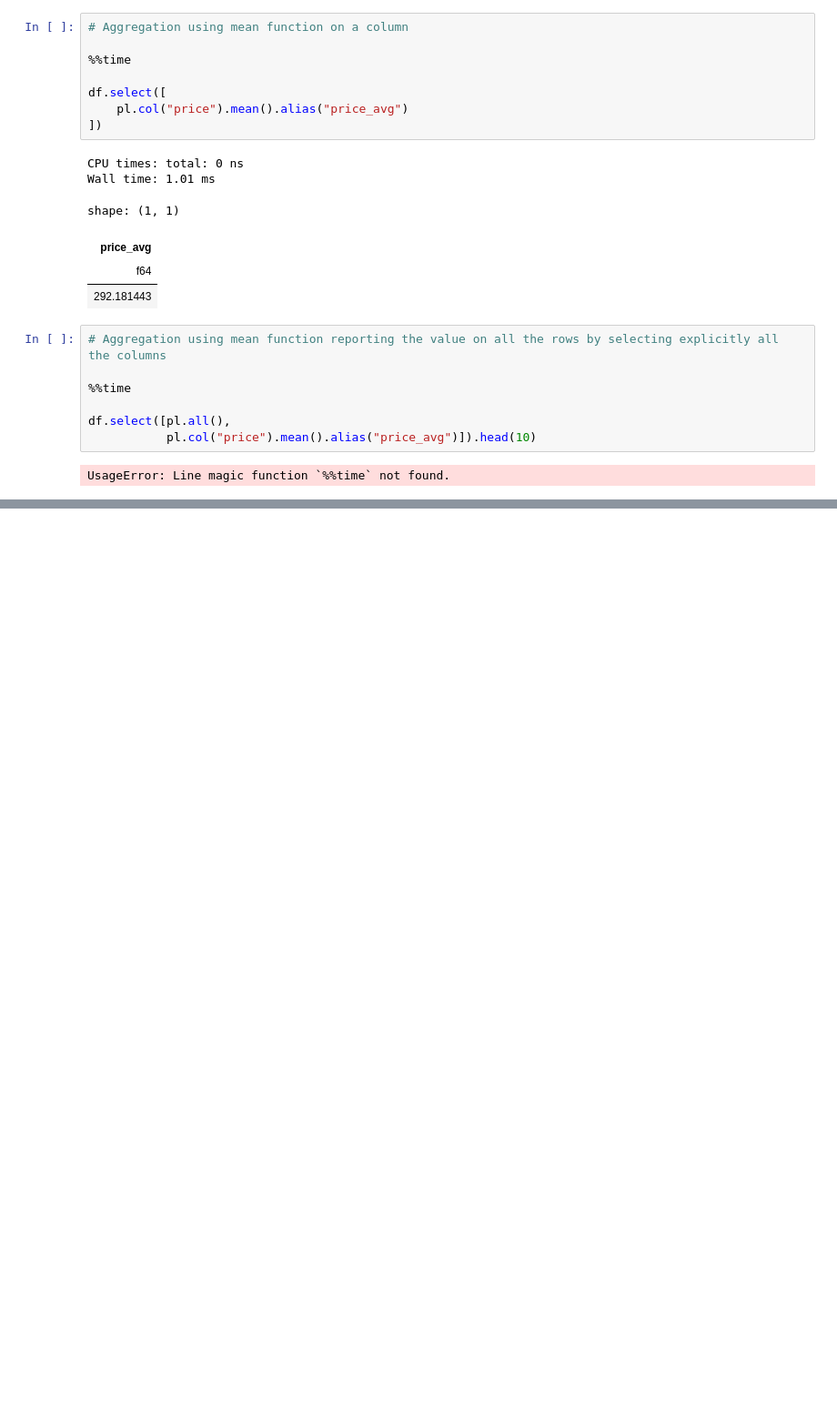
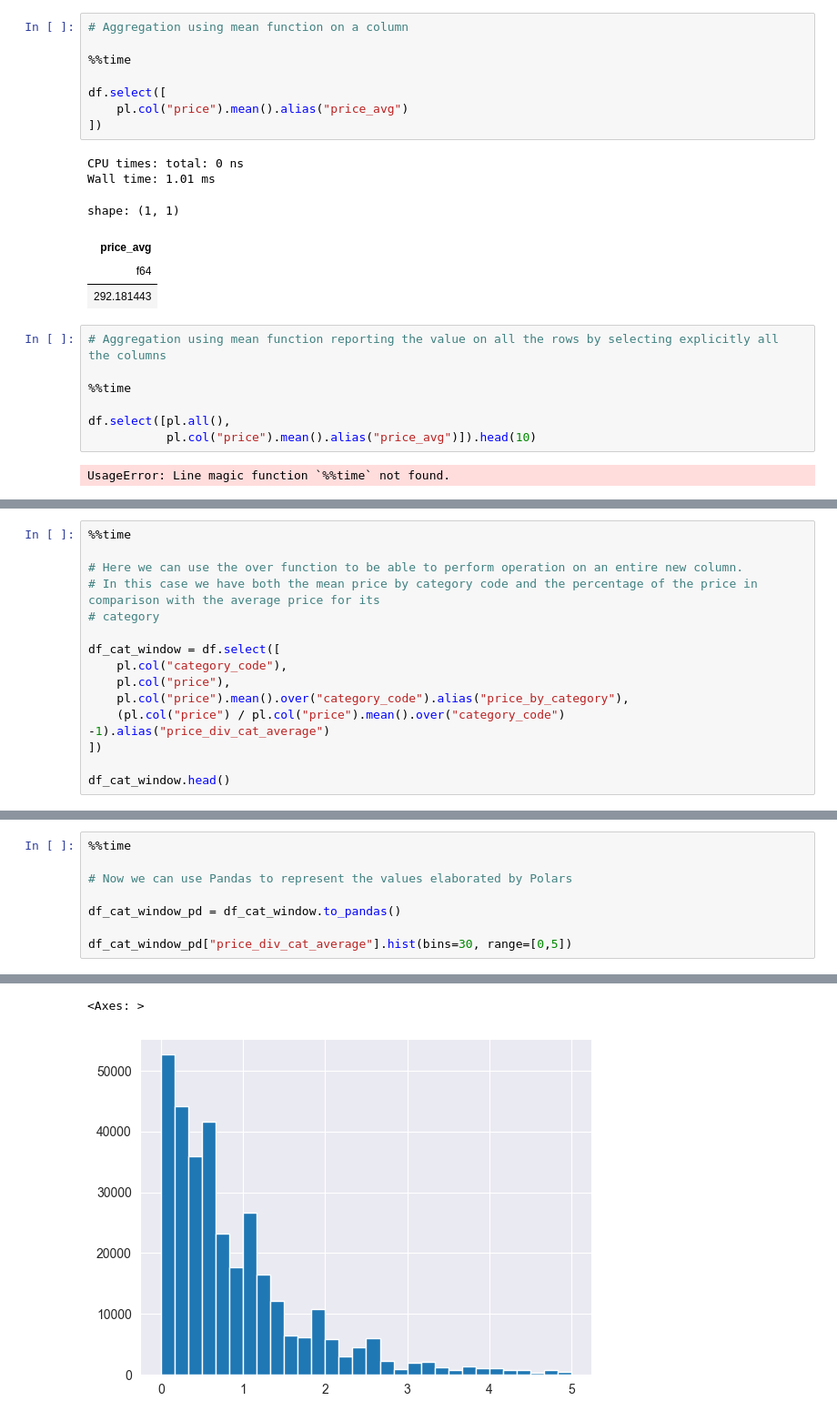
Before and after one commit to GiacomoMeloni/Exploring-polars, a Jupyter notebook: 2-polars_columns_ops.ipynb, the cells around one changed output, grey strips where cells are left out. Shown at 91% size. Cells and saved outputs as stored; diff of their text form; blank space fills up the shorter version.

Commit message:
Update values based on window function

```diff
--- a/2-polars_columns_ops.ipynb
+++ b/2-polars_columns_ops.ipynb
@@ -85,0 +106,15 @@ UsageError: Line magic function `%%time` not found.
+# %%
+%%time
+
+# Here we can use the over function to be able to perform operation on an entire new column.
+# In this case we have both the mean price by category code and the percentage of the price in comparison with the average price for its
+# category
+
+df_cat_window = df.select([
+    pl.col("category_code"),
+    pl.col("price"),
+    pl.col("price").mean().over("category_code").alias("price_by_category"),
+    (pl.col("price") / pl.col("price").mean().over("category_code") -1).alias("price_div_cat_average")
+])
+
+df_cat_window.head()
@@ -85,0 +132,9 @@ UsageError: Line magic function `%%time` not found.
+# %%
+%%time
+
+# Now we can use Pandas to represent the values elaborated by Polars
+
+df_cat_window_pd = df_cat_window.to_pandas()
+
+df_cat_window_pd["price_div_cat_average"].hist(bins=30, range=[0,5])
+# %% [output]
@@ -85,0 +143,2 @@ UsageError: Line magic function `%%time` not found.
+<Axes: >
+[figure, added]
```
Also changed, not shown: parts of 5 cells of this notebook.
